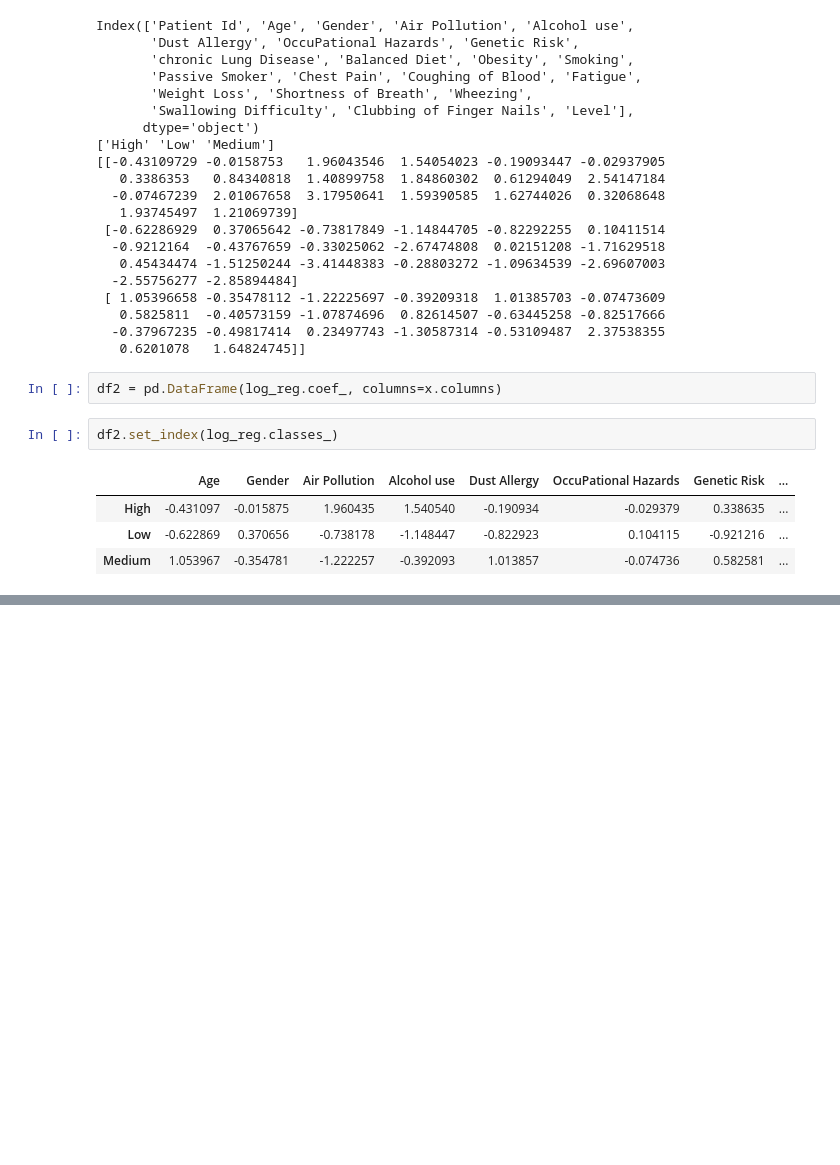
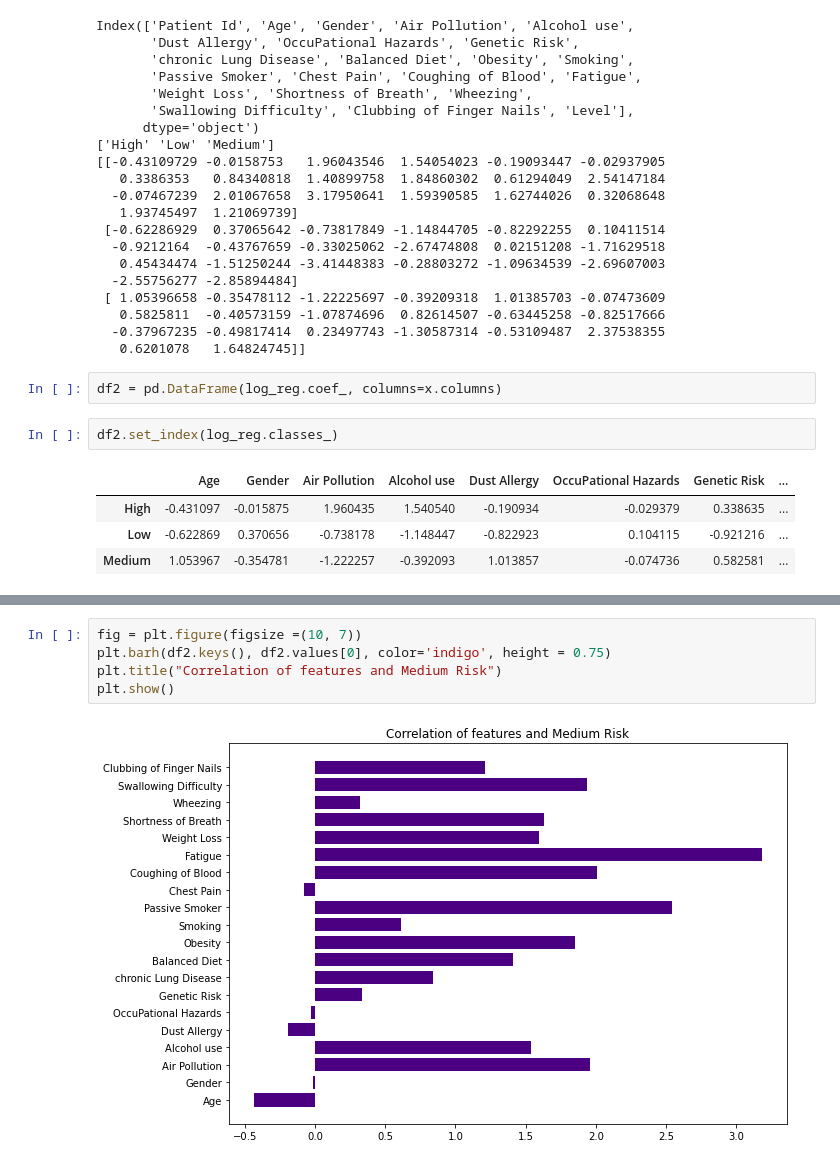
Before and after one commit to Aren-Deza/GroupL-MP197, a Jupyter notebook: Lung Cancer Prediction.ipynb, the cells around one changed output, grey strips where cells are left out. Cells and saved outputs as stored; diff of their text form; blank space fills up the shorter version.

```diff
--- a/Lung Cancer Prediction.ipynb
+++ b/Lung Cancer Prediction.ipynb
@@ -273,0 +298,7 @@ df2.set_index(log_reg.classes_)
+# %%
+fig = plt.figure(figsize =(10, 7))
+plt.barh(df2.keys(), df2.values[0], color='indigo', height = 0.75)
+plt.title("Correlation of features and Medium Risk")
+plt.show()
+# %% [output]
+[figure, added]
```
Also changed, not shown: parts of 7 cells of this notebook.
